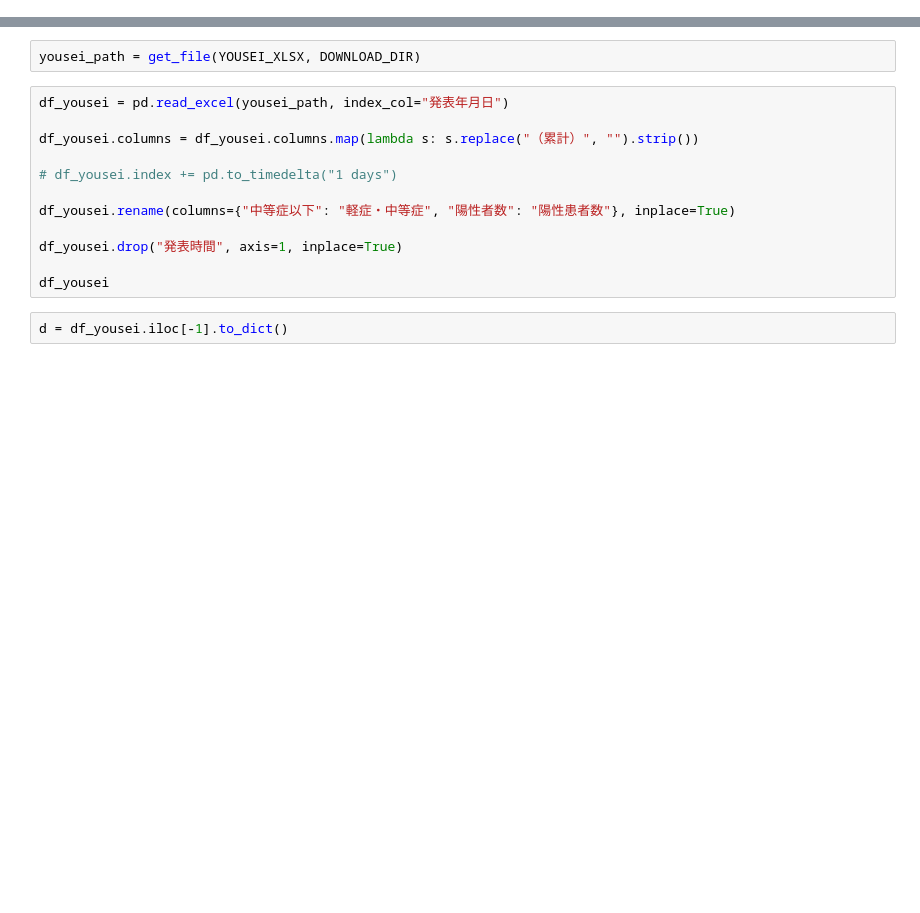
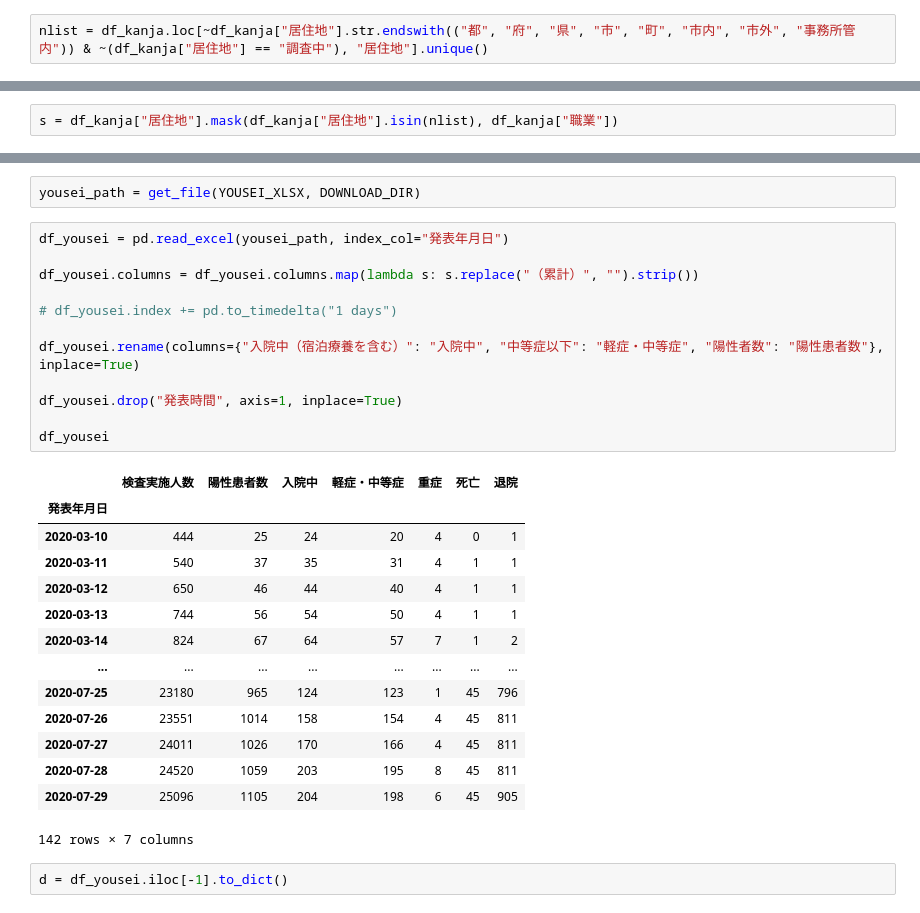
Before and after one commit to imabari/covid19-data, a Jupyter notebook: hyougo/hyougo_json_isoformat.ipynb, the cells around one changed output, grey strips where cells are left out. Saved outputs shown, nothing was run; the diff lists cells and outputs as text; blank space fills up the shorter version.

```diff
--- a/hyougo/hyougo_json_isoformat.ipynb
+++ b/hyougo/hyougo_json_isoformat.ipynb
@@ -476,0 +516,2 @@ df_kanja = df_kanja.drop(738)
+# %%
+nlist = df_kanja.loc[~df_kanja["居住地"].str.endswith(("都", "府", "県", "市", "町", "市内", "市外", "事務所管内")) & ~(df_kanja["居住地"] == "調査中"), "居住地"].unique()
@@ -476,0 +524,2 @@ df_kanja = df_kanja.drop(738)
+# %%
+s = df_kanja["居住地"].mask(df_kanja["居住地"].isin(nlist), df_kanja["職業"])
@@ -636,14 +726,29 @@ yousei_path = get_file(YOUSEI_XLSX, DOWNLOAD_DIR)
 # %%
 df_yousei = pd.read_excel(yousei_path, index_col="発表年月日")
 
 df_yousei.columns = df_yousei.columns.map(lambda s: s.replace("（累計）", "").strip())
 
 # df_yousei.index += pd.to_timedelta("1 days")
 
-df_yousei.rename(columns={"中等症以下": "軽症・中等症", "陽性者数": "陽性患者数"}, inplace=True)
+df_yousei.rename(columns={"入院中（宿泊療養を含む）": "入院中", "中等症以下": "軽症・中等症", "陽性者数": "陽性患者数"}, inplace=True)
 
 df_yousei.drop("発表時間", axis=1, inplace=True)
 
 df_yousei
+# %% [output]
+|  | 検査実施人数 | 陽性患者数 | 入院中 | 軽症・中等症 | 重症 | 死亡 | 退院 |
+| 発表年月日 |  |  |  |  |  |  |  |
+| 2020-03-10 | 444 | 25 | 24 | 20 | 4 | 0 | 1 |
+| 2020-03-11 | 540 | 37 | 35 | 31 | 4 | 1 | 1 |
+| 2020-03-12 | 650 | 46 | 44 | 40 | 4 | 1 | 1 |
+| 2020-03-13 | 744 | 56 | 54 | 50 | 4 | 1 | 1 |
+| 2020-03-14 | 824 | 67 | 64 | 57 | 7 | 1 | 2 |
+| ... | ... | ... | ... | ... | ... | ... | ... |
+| 2020-07-25 | 23180 | 965 | 124 | 123 | 1 | 45 | 796 |
+| 2020-07-26 | 23551 | 1014 | 158 | 154 | 4 | 45 | 811 |
+| 2020-07-27 | 24011 | 1026 | 170 | 166 | 4 | 45 | 811 |
+| 2020-07-28 | 24520 | 1059 | 203 | 195 | 8 | 45 | 811 |
+| 2020-07-29 | 25096 | 1105 | 204 | 198 | 6 | 45 | 905 |
+142 rows × 7 columns
 # %%
 d = df_yousei.iloc[-1].to_dict()
```
Also changed, not shown: parts of 15 cells of this notebook.
